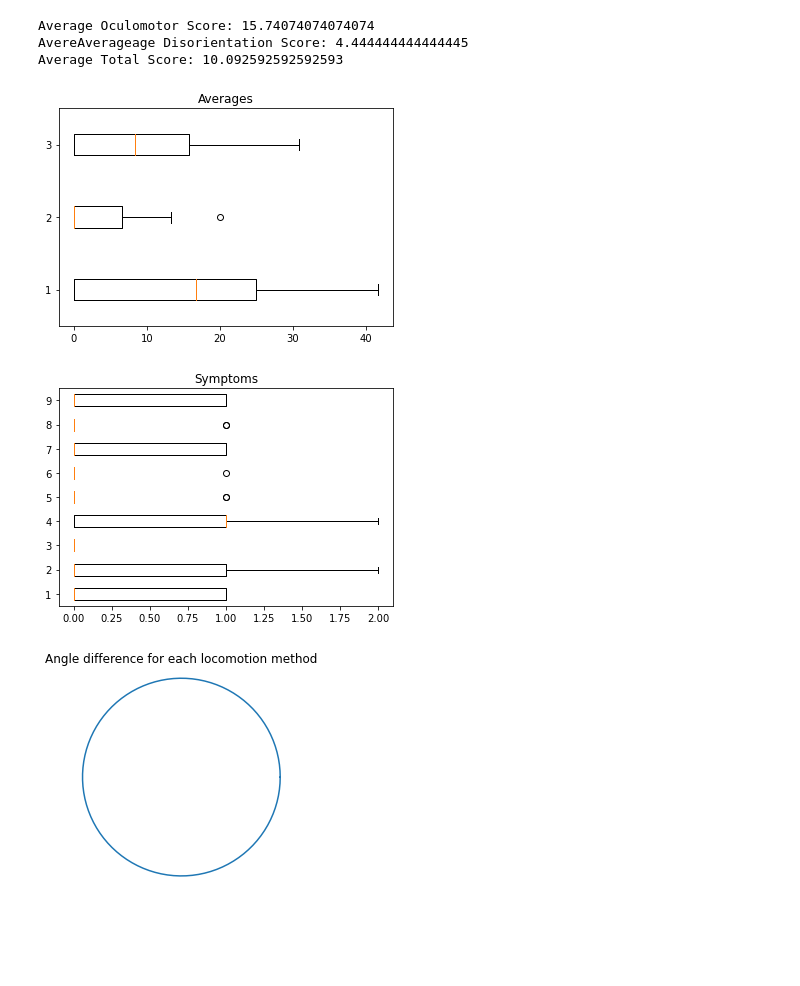
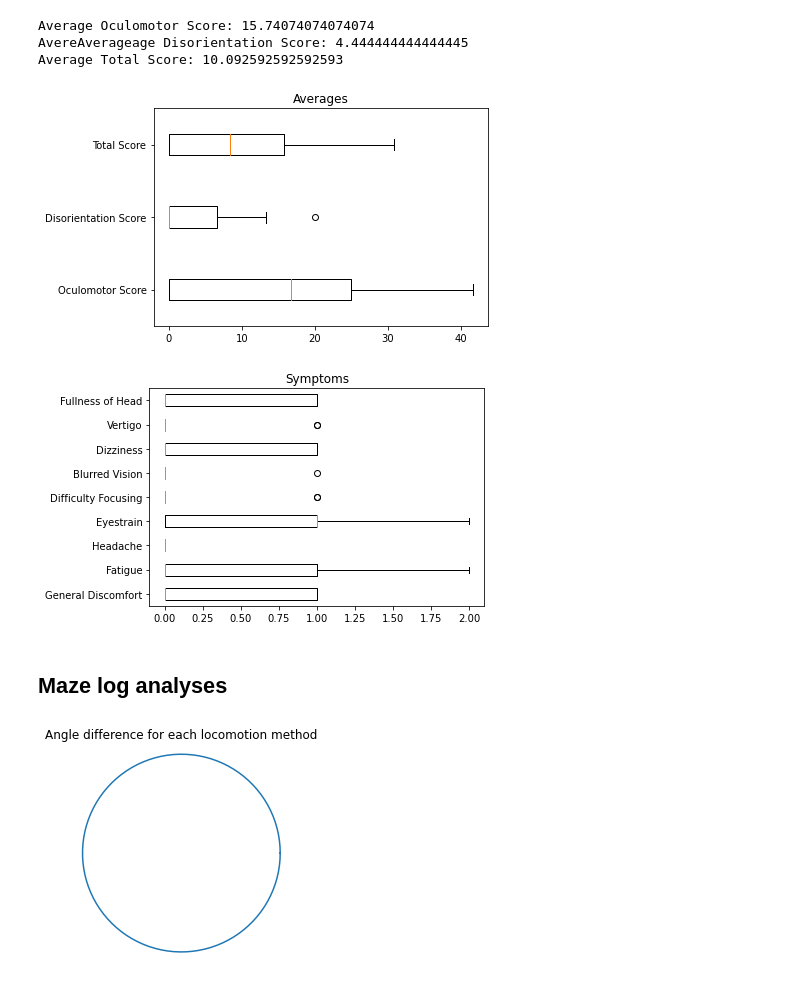
Before and after one commit to Nikolayb1/COMP0138_Maze, a Jupyter notebook: Analyses/main.ipynb, the cells around one changed output. Cells and saved outputs as stored; diff of their text form; code cells hidden in the pictures; blank space fills up the shorter version.

```diff
--- a/Analyses/main.ipynb
+++ b/Analyses/main.ipynb
@@ -274,14 +276,16 @@ Average Total Score: 10.092592592592593
 # %%
 fig1, ax1 = plt.subplots()
 ax1.set_title('Averages')
 ax1.boxplot(pre_experiment_vrsq_average, vert=False)
+plt.yticks([1, 2, 3], ['Oculomotor Score', 'Disorientation Score', 'Total Score'])
 plt.show()
 # %% [output]
-[figure, old version]
+[figure, new version]
 # %%
 fig1, ax1 = plt.subplots()
 ax1.set_title('Symptoms')
 ax1.boxplot(pre_experiment_vrsq_symptoms, vert=False)
+plt.yticks([1, 2, 3, 4, 5, 6, 7, 8, 9], ['General Discomfort', 'Fatigue', 'Headache', 'Eyestrain', 'Difficulty Focusing', 'Blurred Vision', 'Dizziness', 'Vertigo', 'Fullness of Head'])
 plt.show()
 # %% [output]
-[figure, old version]
+[figure, new version]
@@ -288 +294,3 @@ plt.show()
+# %% [markdown]
+## Maze log analyses
 # %%
```
Also changed, not shown: parts of 21 cells of this notebook.
